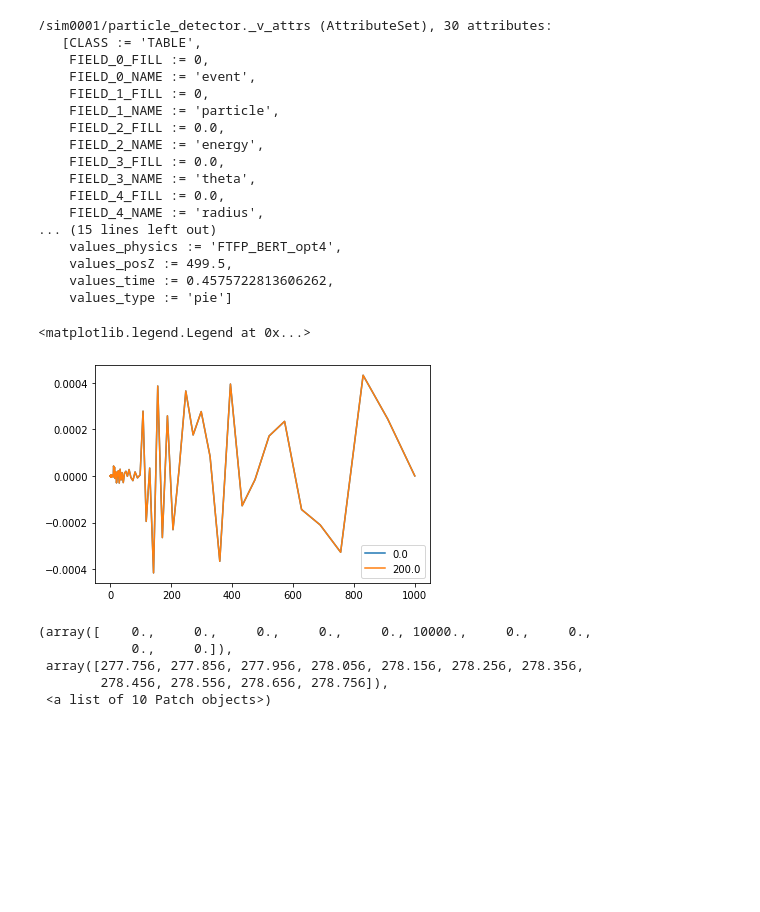
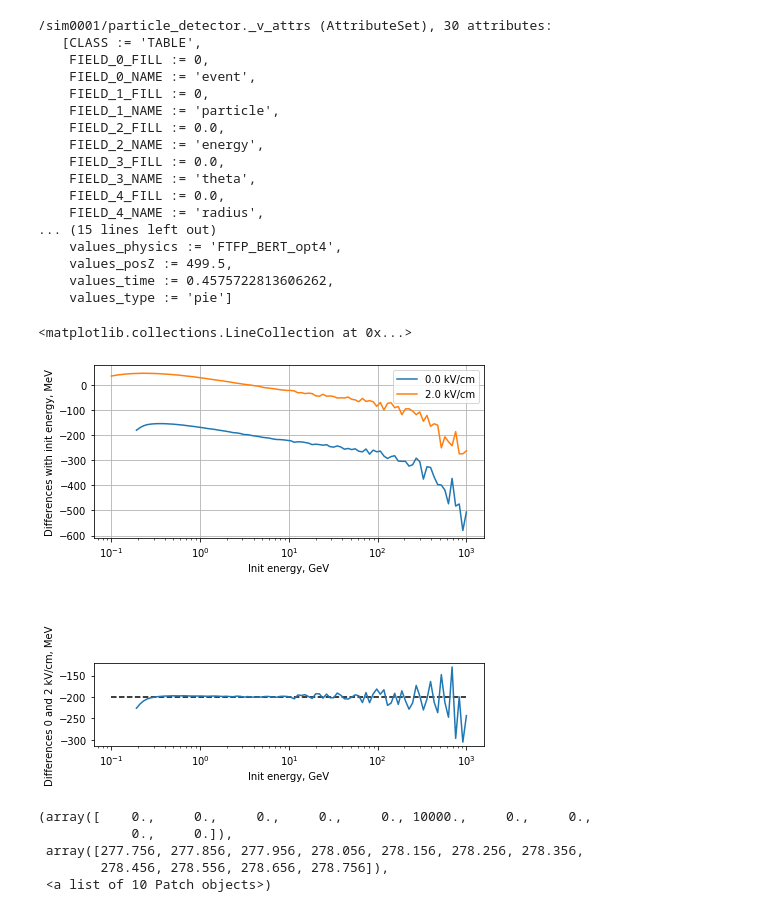
Before and after one commit to Zelenyy/phd-code, a Jupyter notebook: notebooks/20.Aragats_muon.ipynb, the cells around one changed output. Saved outputs shown, nothing was run; the diff lists cells and outputs as text; code cells hidden in the pictures; blank space fills up the shorter version.

Commit message:
aragats

```diff
--- a/notebooks/20.Aragats_muon.ipynb
+++ b/notebooks/20.Aragats_muon.ipynb
@@ -3,7 +3,9 @@ import numpy as np
 from tables import open_file
 import matplotlib.pyplot as plt
 # %%
-path = "/mnt/storage2/phd/data/thunderstorm/Aragats_2020/muon_06.26/down_muon_minus.hdf5"
+# path = "/mnt/storage2/phd/data/thunderstorm/Aragats_2020/muon_06.26/down_muon_minus.hdf5"
+path_minus = "/home/zelenyy/muon_minus_uniform.hdf5"
+paht_plus = "/home/zelenyy/muon_plus_uniform.hdf5"
 # %%
 with open_file(path) as h5file:
     for group in h5file.root:
@@ -80,15 +82,29 @@ def process(data):
         result[field] = np.sort(temp, order="energy")
     return result
 # %%
-result = calc_mean_energy(path)
+result = calc_mean_energy(path_minus)
 result_dict = process(result)
-# %%
-for key, value in result_dict.items():
-    plt.plot(value["energy"], value["mean"]-value["energy"], label="{}".format(key))
-plt.legend()
-# %% [output]
-<matplotlib.legend.Legend at 0x...>
-[figure, removed]
+# %%
+plt.figure(figsize=(7,7))
+plt.subplot(211)
+for key, value in result_dict.items():
+    plt.plot(value["energy"], (value["mean"]-value["energy"])*1000, label="{} kV/cm".format(key/100.0))
+plt.grid(True)
+plt.ylabel("Differences with\n init energy, MeV")
+plt.xlabel("Init energy, GeV")
+plt.xscale("log")
+plt.legend()
+plt.subplot(414)
+data_0 = result_dict[0.0]
+data_200 = result_dict[200.0]
+plt.plot(data_0["energy"], (data_0["mean"] - data_200["mean"])*1000)
+plt.ylabel("Differences\n 0 and 2 kV/cm, MeV")
+plt.xlabel("Init energy, GeV")
+plt.xscale("log")
+plt.hlines(-200, data_0["energy"].min(), data_0["energy"].max(), linestyles="dashed")
+# %% [output]
+<matplotlib.collections.LineCollection at 0x...>
+[figure, added]
 # %%
 def procces_1(data_dict):
     data_0 = data_dict[0.0]
```
Also changed, not shown: 1 other file.
